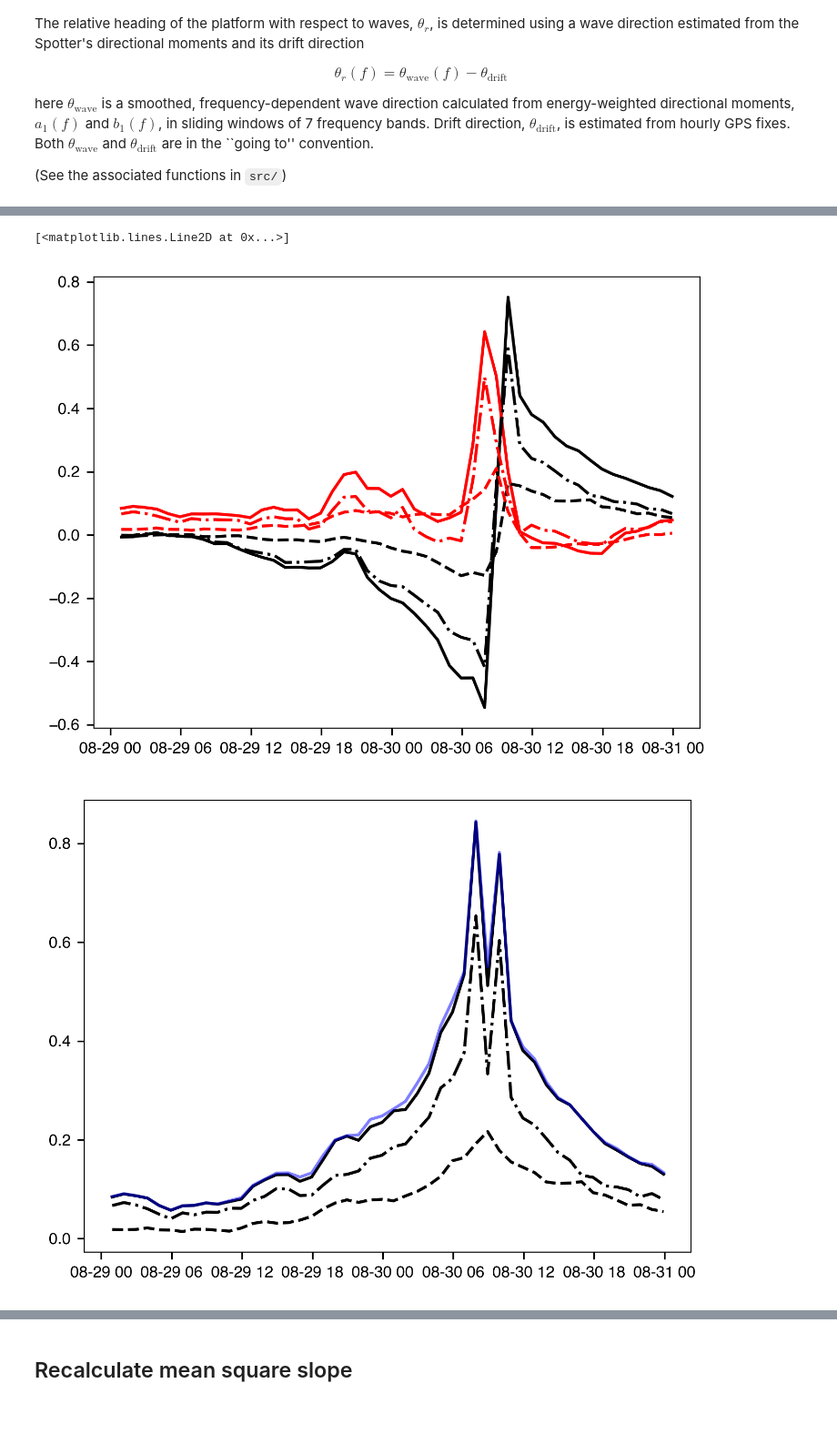
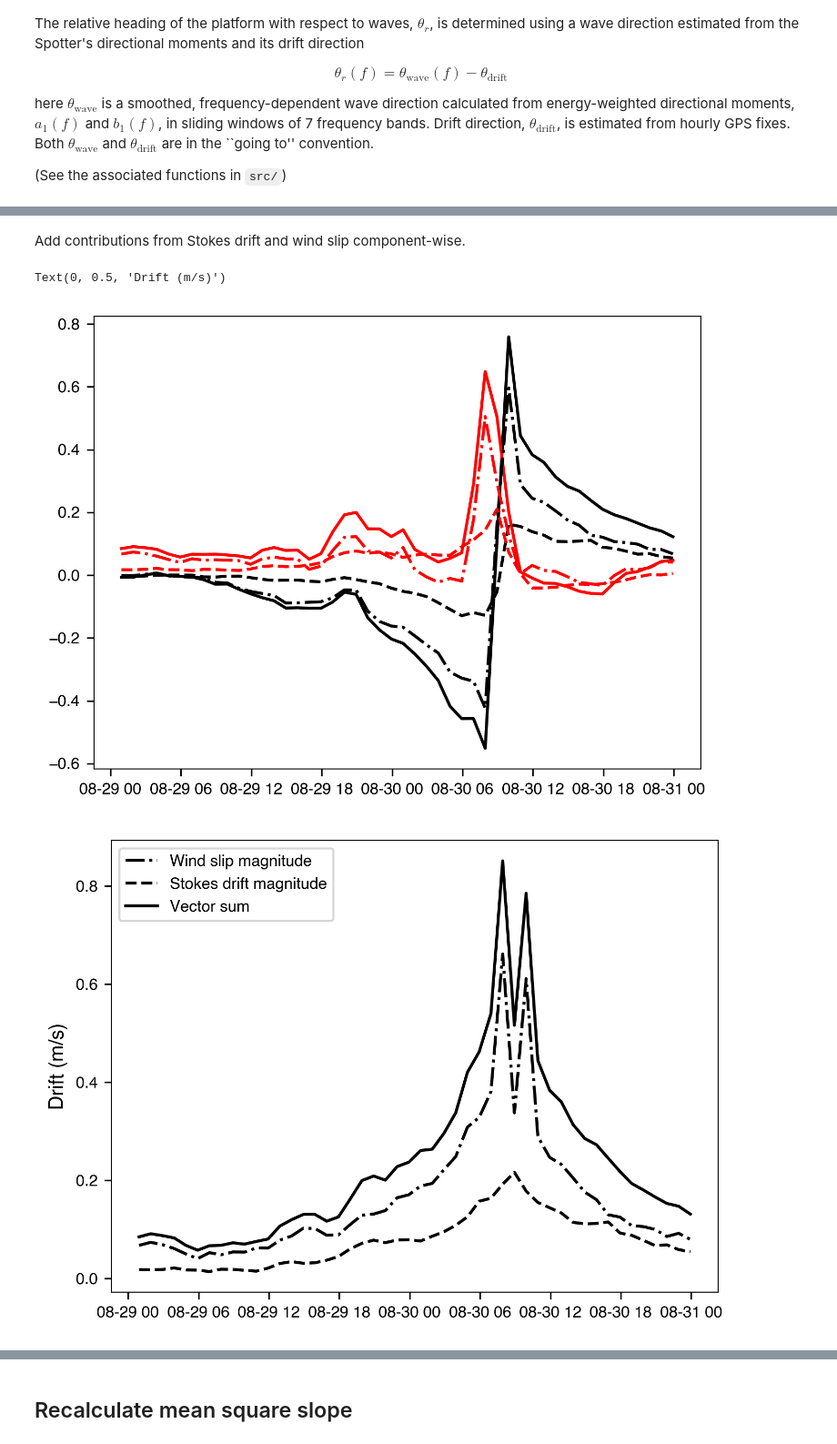
Before and after one commit to jacobrdavis/ocean-surface-wave-slopes-and-wind-wave-alignment, a Jupyter notebook: nb2-doppler-shift-adjustment.ipynb, the cells around one changed output, grey strips where cells are left out. Shown at 91% size. Cells and saved outputs as stored; diff of their text form; code cells hidden in the pictures; blank space fills up the shorter version.

```diff
--- a/nb2-doppler-shift-adjustment.ipynb
+++ b/nb2-doppler-shift-adjustment.ipynb
@@ -150,4 +105,5 @@ The windage can be estimated by calculating the ratio of drift speed to wind spe
-# %%
-def drift_to_wind_speed_ratio(drifter_df):
-    return drifter_df['drift_speed'] / drifter_df['wind_speed']
+# %%
+def drift_to_wind_speed_ratio(wind_speed, gps_drift_speed, stokes_drift):
+    drift_speed_minus_stokes_drift = gps_drift_speed - stokes_drift
+    return drift_speed_minus_stokes_drift / wind_speed
 # %%
@@ -271,7 +238,10 @@ Across all wind speeds in the dataset, the microSWIFTs have a mean drift-to-wind
 # %% [markdown]
 Remove the Spotter wind drift and refit.
 # %%
-spotter_df['drift_speed_adjusted'] = spotter_df['drift_speed'] - spotter_df['drift_speed_wind']
+# Adjusted wind speed removes both Stokes drift and wind slip magnitude.
+spotter_df['drift_speed_adjusted'] = (spotter_df['drift_speed']
+                                      - spotter_df['stokes_drift_magnitude']
+                                      - spotter_df['drift_speed_wind'])
 spotter_df['drift_to_wind_ratio_adjusted'] = spotter_df['drift_speed_adjusted'] / spotter_df['wind_speed']
 
 spotter_subset_df = spotter_df.dropna(subset=['wind_speed', 'drift_speed']).sort_values(by='wind_speed') #.query('20 <= coamps_ws <= 30')
@@ -396,0 +369,2 @@ a smoothed, frequency-dependent wave direction calculated from energy-weighted d
+# %% [markdown]
+Add contributions from Stokes drift and wind slip component-wise.
@@ -397,4 +375,12 @@ a smoothed, frequency-dependent wave direction calculated from energy-weighted d
 # %%
-spotter_df['drift_speed_east_relative_to_surface'] = spotter_df['drift_speed_east_wind'] + spotter_df['stokes_drift_east']
-spotter_df['drift_speed_north_relative_to_surface'] = spotter_df['drift_speed_north_wind'] + spotter_df['stokes_drift_north']
+spotter_df['drift_speed_east_relative_to_surface'] = (spotter_df['drift_speed_east_wind']
+                                                      + spotter_df['stokes_drift_east'])
+spotter_df['drift_speed_north_relative_to_surface'] = (spotter_df['drift_speed_north_wind']
+                                                       + spotter_df['stokes_drift_north'])
 spotter_df['drift_speed_relative_to_surface'] = np.sqrt(spotter_df['drift_speed_east_relative_to_surface']**2 + spotter_df['drift_speed_north_relative_to_surface']**2)
+
+# Direction needed for Doppler adjustment.
+spotter_df['drift_direction_relative_to_surface'] = components_to_direction(
+    spotter_df['drift_speed_east_relative_to_surface'],
+    spotter_df['drift_speed_north_relative_to_surface'],
+)
@@ -442,41 +417,47 @@ ax.plot(
     color='k',
 )
 ax.plot(
     spotter_df.loc['SPOT-30103D'].index.get_level_values('time'),
     spotter_df.loc['SPOT-30103D']['drift_speed_north_wind'],
     linestyle='-.',
     color='r',
 )
 
 
 fig, ax = plt.subplots()
 ax.plot(
     spotter_df.loc['SPOT-30103D'].index.get_level_values('time'),
     spotter_df.loc['SPOT-30103D']['drift_speed_wind'],
     color='k',
     linestyle='-.',
+    label='Wind slip magnitude',
 )
 ax.plot(
     spotter_df.loc['SPOT-30103D'].index.get_level_values('time'),
     spotter_df.loc['SPOT-30103D']['stokes_drift_magnitude'],
     color='k',
     linestyle='--',
+    label='Stokes drift magnitude',
 )
 ax.plot(
     spotter_df.loc['SPOT-30103D'].index.get_level_values('time'),
     spotter_df.loc['SPOT-30103D']['drift_speed_relative_to_surface'],
     color='k',
     linestyle='-',
+    label='Vector sum',
 )
-ax.plot(
-    spotter_df.loc['SPOT-30103D'].index.get_level_values('time'),
-    spotter_df.loc['SPOT-30103D']['stokes_drift_magnitude'] + spotter_df.loc['SPOT-30103D']['drift_speed_wind'],
-    color='b',
-    linestyle='-',
-    alpha=0.5,
-)
+# ax.plot(
+#     spotter_df.loc['SPOT-30103D'].index.get_level_values('time'),
+#     spotter_df.loc['SPOT-30103D']['stokes_drift_magnitude'] + spotter_df.loc['SPOT-30103D']['drift_speed_wind'],
+#     color='b',
+#     linestyle='-',
+#     alpha=0.5,
+#     label='Stokes drift magnitude',
+# )
+ax.legend()
+ax.set_ylabel('Drift (m/s)')
 # %% [output]
-[<matplotlib.lines.Line2D at 0x...>]
+Text(0, 0.5, 'Drift (m/s)')
-[figure, old version]
+[figure, new version]
-[figure, old version]
+[figure, new version]
 # %%
```
Also changed, not shown: parts of 48 cells of this notebook, 6 other files.
